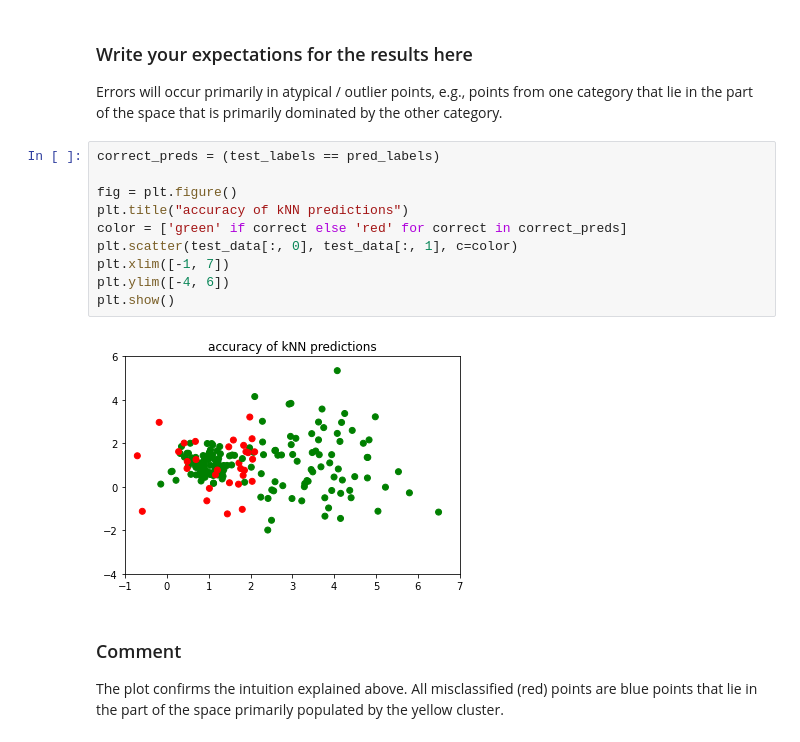
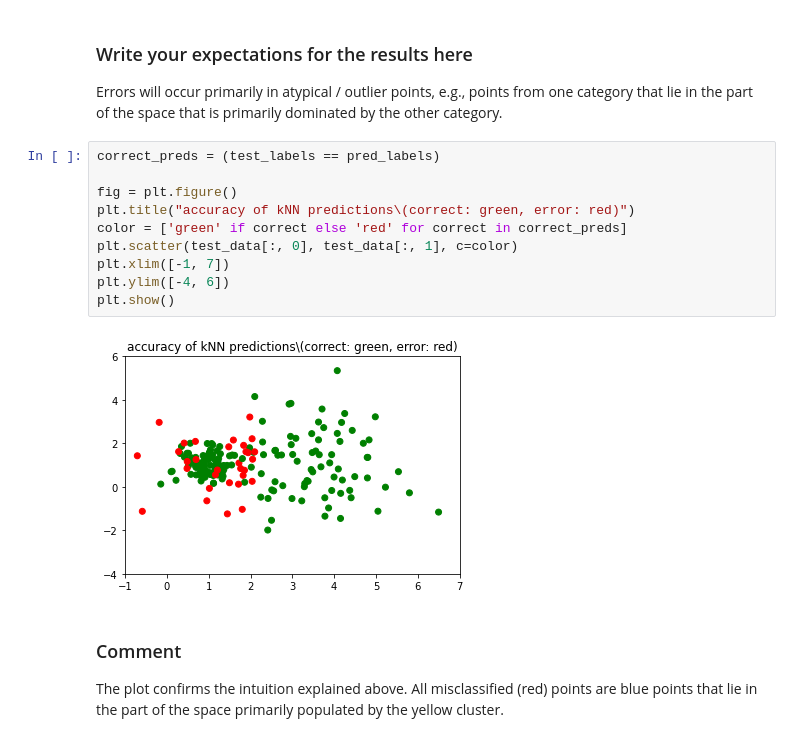
Before and after one commit to mkeute/assignments_ML, a Jupyter notebook: Assignment2.ipynb, the cells around one changed output. Cells and saved outputs as stored; diff of their text form.

```diff
--- a/Assignment2.ipynb
+++ b/Assignment2.ipynb
@@ -102,15 +103,15 @@ Errors will occur primarily in atypical / outlier points, e.g., points from one
 # %%
 correct_preds = (test_labels == pred_labels)
 
 fig = plt.figure()
-plt.title("accuracy of kNN predictions")
+plt.title("accuracy of kNN predictions\(correct: green, error: red)")
 color = ['green' if correct else 'red' for correct in correct_preds]
 plt.scatter(test_data[:, 0], test_data[:, 1], c=color)
 plt.xlim([-1, 7])
 plt.ylim([-4, 6])
 plt.show()
 # %% [output]
-[figure, old version]
+[figure, new version]
 # %% [markdown]
 ### Comment
 The plot confirms the intuition explained above. All misclassified (red) points are blue points that lie in the part of the space primarily populated by the yellow cluster.
```
Also changed, not shown: parts of 13 cells of this notebook.
